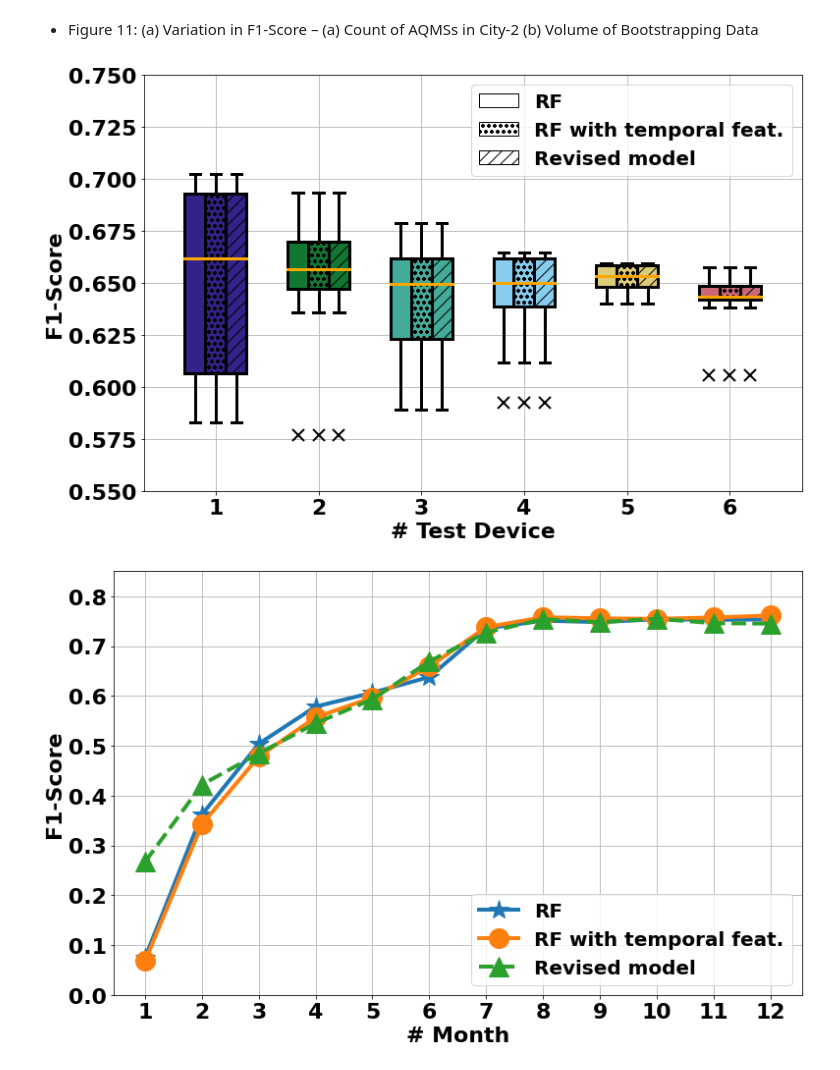
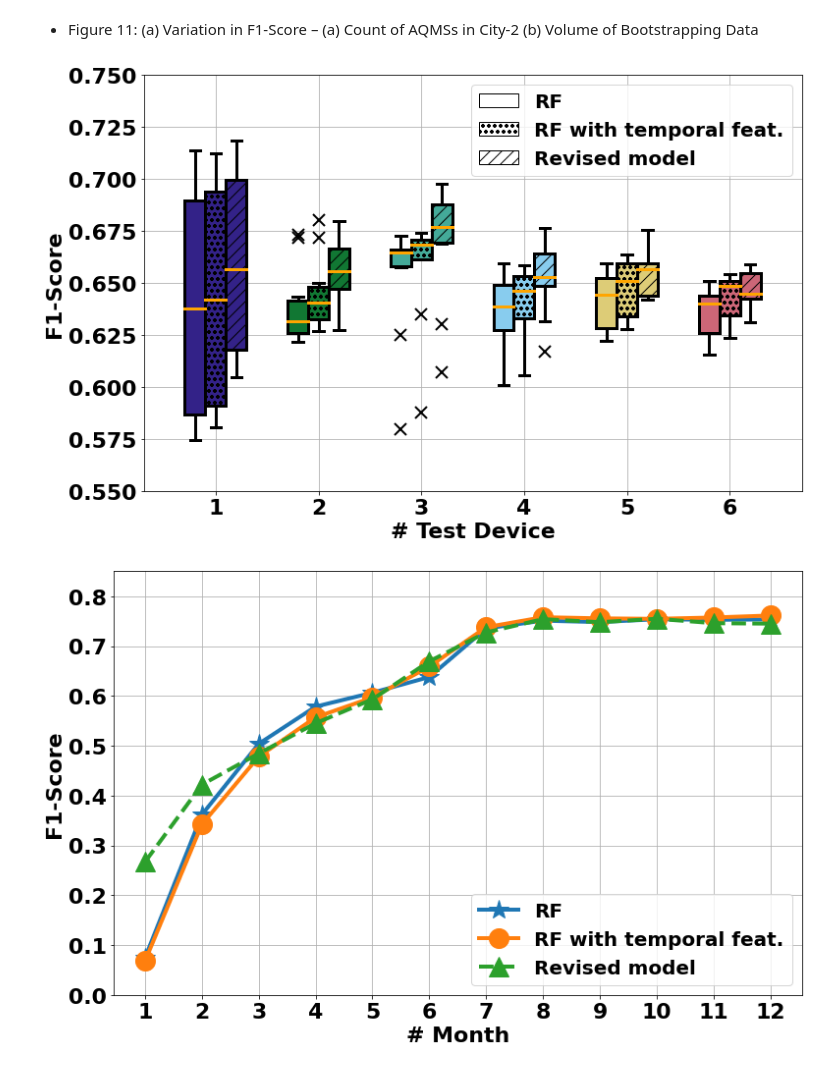
Before and after one commit to prasenjit52282/AQuaMoHo, a Jupyter notebook: plot.ipynb, the cells around one changed output. Drawn from its saved outputs; the diff is of its cells as text; code cells hidden in the pictures.

Commit message:
varry device plot is modified for delhi

```diff
--- a/plot.ipynb
+++ b/plot.ipynb
@@ -134,9 +134,9 @@ fig.savefig("./logs/figs/delhi_aug.png")
 + Figure 11: (a) Variation in F1-Score – (a) Count of AQMSs in City-2 (b) Volume of Bootstrapping Data
 # %%
 #Delhi (a)
-df_rf_old=pd.read_csv("./logs/exp/delhi_rf_varryDiv.csv") #fix this to run
+df_rf_old=pd.read_csv("./logs/exp/delhi_rf_old_varryDiv.csv") #fix this to run
 df_rf=pd.read_csv("./logs/exp/delhi_rf_varryDiv.csv")
-df_rnn=pd.read_csv("./logs/exp/delhi_rf_varryDiv.csv") #fix this to rnn
+df_rnn=pd.read_csv("./logs/exp/delhi_rnn_varryDiv.csv") #fix this to rnn
 
 groups_rf_old=df_rf_old.groupby('num_test_dev')['f1_score_test']
 groups_rf=df_rf.groupby('num_test_dev')['f1_score_test']
@@ -171,34 +171,34 @@ for i in groups_rf.groups.keys():
                widths=[0.2],
                showfliers=True,notch=False,patch_artist=True, boxprops=dict(linewidth=linewidth-1,color='black',
                                                                             facecolor=color[i-1]),
                whiskerprops = dict(linestyle='-',linewidth=linewidth-1, color='black'),
                capprops=dict(linestyle='-',linewidth=linewidth-1, color='black'),
                medianprops=dict(linestyle='-',linewidth=linewidth-1, color='orange'),
                flierprops=dict(marker='x',markeredgecolor="k",markersize=12,markeredgewidth=2))
 
     for box in bp1['boxes']:
         box.set(hatch = 'oo')
     for box in bp2['boxes']:
         box.set(hatch = '//')
 
 ax.set_xlabel("# Test Device",fontsize=fontsize, fontweight='bold')
 ax.set_ylabel("F1-Score",fontsize=fontsize, fontweight='bold')
 ax.set_ylim(0.55,0.75)
 ax.set_xticks(list(groups_rf.groups.keys()))
 ax.set_xticklabels(['1','2','3','4','5','6'],fontsize=fontsize, fontweight='bold')
 plt.yticks(fontsize=fontsize, fontweight='bold')
 
 #LEGEND######
 plt.bar([1],[0],label='RF',color='white',ec='k')
 plt.bar([1],[0],label='RF with temporal feat.',color='white',ec='k',hatch='oo')
 plt.bar([1],[0],label='Revised model',color='white',ec='k',hatch='//')
 plt.legend(loc='upper right',prop=dict(size=fontsize-2,weight="bold"))
 
 plt.tight_layout()
 plt.grid()
 fig.savefig("./logs/figs/delhi_varryDiv.png")
 # %% [output]
-[figure, old version]
+[figure, new version]
 # %%
 #Durgapur (b)-1
 rf_old_1by1=pd.read_csv("./logs/exp/dgp_rf_old_month_1by1.csv")['f1_score_test']
```
Also changed, not shown: 1 other file.
